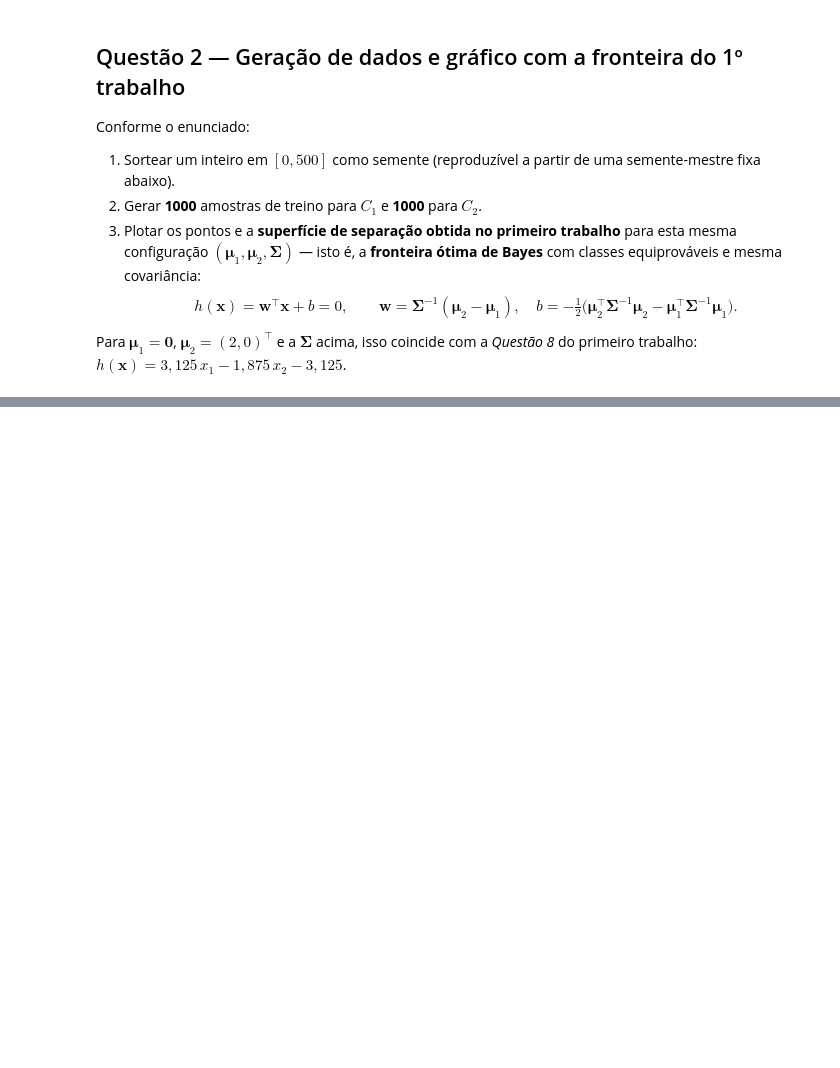
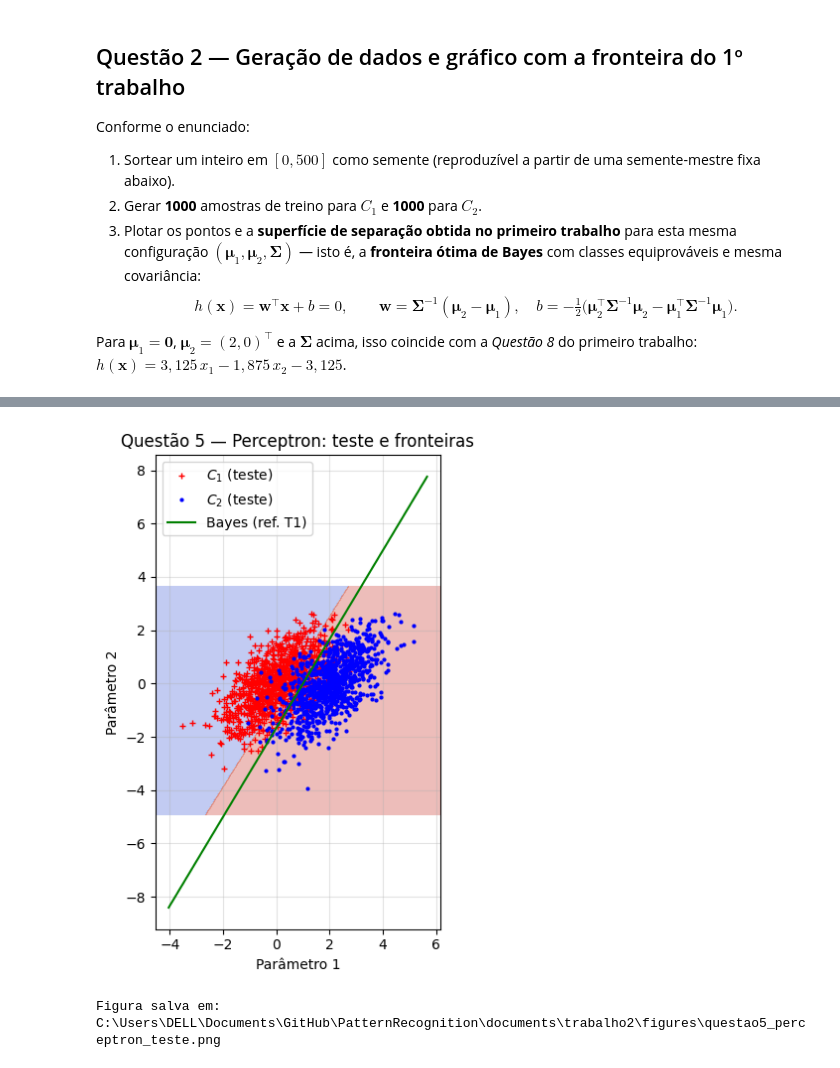
Before and after one commit to Jakson-Almeida/PatternRecognition, a Jupyter notebook: Bayes/Trabalho2_ReconhecimentoPadroes.ipynb, the cells around one changed output, grey strips where cells are left out. Drawn from its saved outputs; the diff is of its cells as text; code cells hidden in the pictures; blank space fills up the shorter version.

Commit message:
Trabalho 2: relatório LaTeX, PDF, figuras e síntese no notebook.
Co-authored-by: Cursor <cursoragent@cursor.com>

```diff
--- a/Bayes/Trabalho2_ReconhecimentoPadroes.ipynb
+++ b/Bayes/Trabalho2_ReconhecimentoPadroes.ipynb
@@ -90,0 +106,20 @@ print(f"Figura salva em: {out.resolve()}")
+# %%
+# Questões 3 e 4 — semente de teste e geração do conjunto de teste
+# Requer ter executado a célula da Questão 2 (mu1, mu2, Sigma, n, X1, X2).
+
+MASTER_Q34 = 2028
+rng_q3 = np.random.default_rng(MASTER_Q34)
+seed_test = int(rng_q3.integers(0, 501))
+
+print("Questão 3 — inteiro sorteado em [0, 500] (raiz do teste):", seed_test)
+
+rng_test = np.random.default_rng(seed_test)
+X1_test = rng_test.multivariate_normal(mu1, Sigma, size=n)
+X2_test = rng_test.multivariate_normal(mu2, Sigma, size=n)
+
+X_train = np.vstack([X1, X2])
+y_train = np.concatenate([np.zeros(n, dtype=int), np.ones(n, dtype=int)])
+X_test = np.vstack([X1_test, X2_test])
+y_test = np.concatenate([np.zeros(n, dtype=int), np.ones(n, dtype=int)])
+
+print("Questão 4 — teste:", X_test.shape[0], "amostras (", n, "por classe).")
@@ -90,0 +138,57 @@ print(f"Figura salva em: {out.resolve()}")
+# %%
+from sklearn.linear_model import Perceptron
+from sklearn.inspection import DecisionBoundaryDisplay
+from sklearn.metrics import accuracy_score
+
+# --- Treino do perceptron (conjunto completo da Q2) ---
+clf = Perceptron(
+    penalty=None,
+    alpha=0.0,
+    max_iter=5000,
+    tol=1e-4,
+    shuffle=True,
+    verbose=0,
+    eta0=0.1,
+    random_state=0,
+    early_stopping=False,
+)
+clf.fit(X_train, y_train)
+
+y_pred = clf.predict(X_test)
+err_hat = 1.0 - accuracy_score(y_test, y_pred)
+
+print("Questão 5 — Perceptron")
+print(f"  Épocas efetivas (n_iter_): {clf.n_iter_}")
+print(f"  Erro estimado no teste: {err_hat:.4f}")
+print(f"  Coeficientes w = {clf.coef_.ravel()},  intercepto = {float(clf.intercept_):.6f}")
+
+# --- Gráfico: dados de teste + fronteira ---
+fig, ax = plt.subplots(figsize=(7.0, 6.2))
+DecisionBoundaryDisplay.from_estimator(
+    clf,
+    X_test,
+    response_method="predict",
+    cmap="coolwarm",
+    alpha=0.35,
+    ax=ax,
+    grid_resolution=250,
+)
+ax.plot(X1_test[:, 0], X1_test[:, 1], "r+", markersize=4, label="$C_1$ (teste)")
+ax.plot(X2_test[:, 0], X2_test[:, 1], "b.", markersize=4, label="$C_2$ (teste)")
+# Linha de Bayes (referência do 1º trabalho)
+x1b = np.linspace(X_test[:, 0].min() - 0.5, X_test[:, 0].max() + 0.5, 300)
+if abs(w[1]) > 1e-12:
+    x2b = -(w[0] * x1b + b) / w[1]
+    ax.plot(x1b, x2b, "g-", linewidth=1.5, label="Bayes (ref. T1)")
+ax.set_xlabel("Parâmetro 1")
+ax.set_ylabel("Parâmetro 2")
+ax.set_title("Questão 5 — Perceptron: teste e fronteiras")
+ax.grid(True, alpha=0.35)
+ax.set_aspect("equal", adjustable="box")
+ax.legend(loc="best")
+
+out5 = FIG_DIR / "questao5_perceptron_teste.png"
+plt.savefig(out5, dpi=180, bbox_inches="tight")
+plt.show()
+print(f"Figura salva em: {out5.resolve()}")
+# %% [output]
@@ -90,0 +199,2 @@ print(f"Figura salva em: {out.resolve()}")
+[figure, added]
+Figura salva em: C:\Users\DELL\Documents\GitHub\PatternRecognition\documents\trabalho2\figures\questao5_perceptron_teste.png
```
Also changed, not shown: parts of 32 cells of this notebook, 12 other files.
